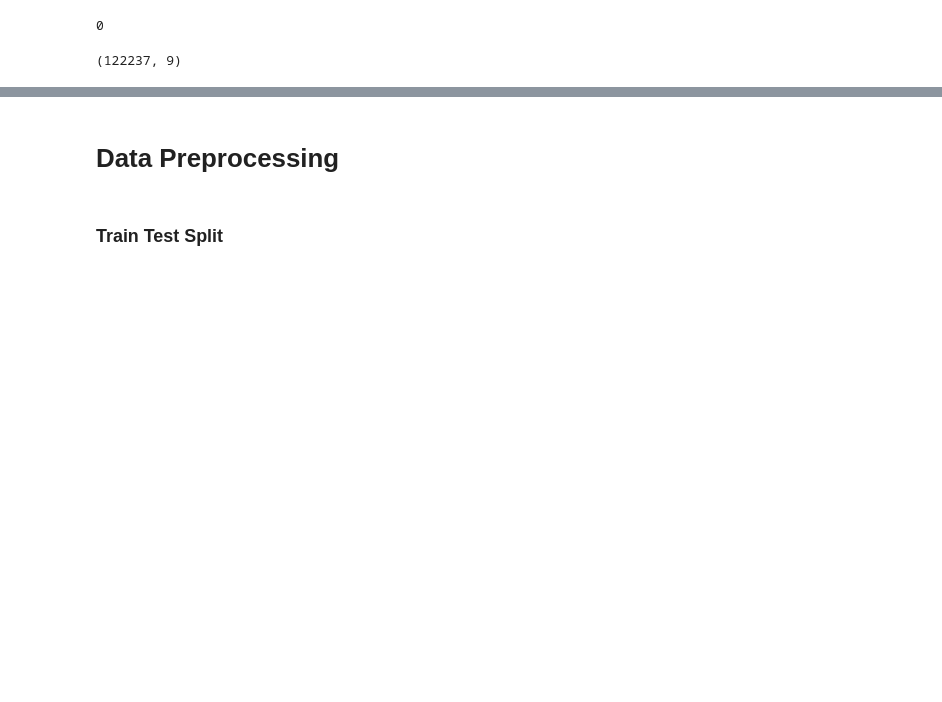
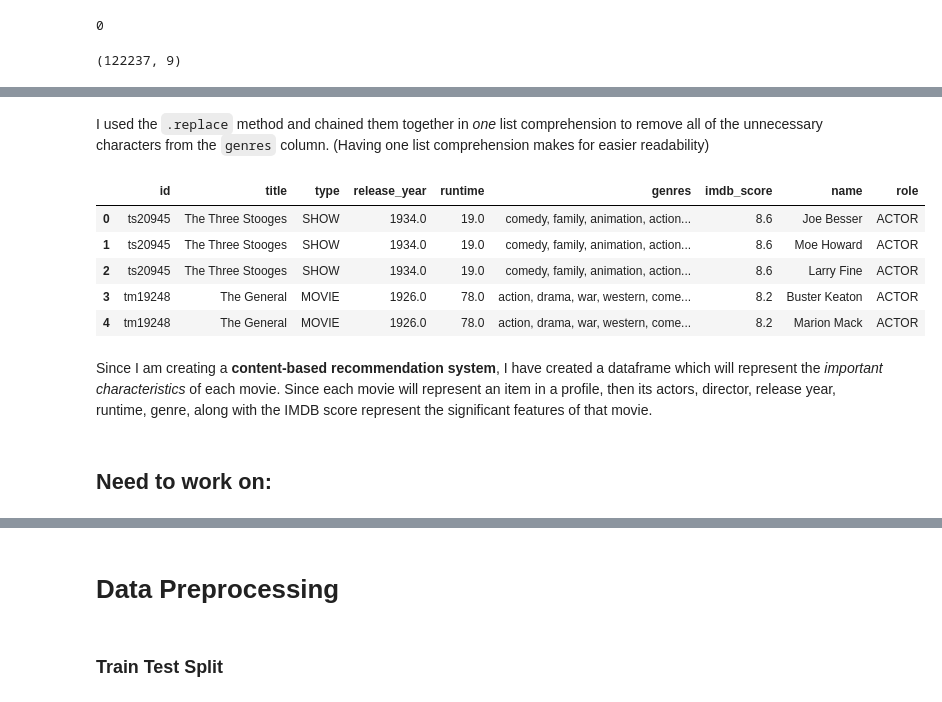
Before and after one commit to jsiddiqui85/Capstone_Recommendation_System, a Jupyter notebook: Workspace/Amazon_Prime_Video_Initial_EDA.ipynb, the cells around one changed output, grey strips where cells are left out. Cells and saved outputs as stored; diff of their text form; code cells hidden in the pictures; blank space fills up the shorter version.

```diff
--- a/Workspace/Amazon_Prime_Video_Initial_EDA.ipynb
+++ b/Workspace/Amazon_Prime_Video_Initial_EDA.ipynb
@@ -410,0 +415,17 @@ movies_df.shape
+# %% [markdown]
+I used the `.replace` method and chained them together in *one* list comprehension to remove all of the unnecessary characters from the `genres` column.  (Having one list comprehension makes for easier readability)
+# %%
+movies_df['genres']=[row.strip().replace('[','').replace("'",'').replace(']','') for row in movies_df['genres']]
+# %%
+movies_df.head()
+# %% [output]
+|  | id | title | type | release_year | runtime | genres | imdb_score | name | role |
+| 0 | ts20945 | The Three Stooges | SHOW | 1934.0 | 19.0 | comedy, family, animation, action... | 8.6 | Joe Besser | ACTOR |
+| 1 | ts20945 | The Three Stooges | SHOW | 1934.0 | 19.0 | comedy, family, animation, action... | 8.6 | Moe Howard | ACTOR |
+| 2 | ts20945 | The Three Stooges | SHOW | 1934.0 | 19.0 | comedy, family, animation, action... | 8.6 | Larry Fine | ACTOR |
+| 3 | tm19248 | The General | MOVIE | 1926.0 | 78.0 | action, drama, war, western, come... | 8.2 | Buster Keaton | ACTOR |
+| 4 | tm19248 | The General | MOVIE | 1926.0 | 78.0 | action, drama, war, western, come... | 8.2 | Marion Mack | ACTOR |
+# %% [markdown]
+Since I am creating a **content-based recommendation system**, I have created a dataframe which will represent the *important characteristics* of each movie.  Since each movie will represent an item in a profile, then its actors, director, release year, runtime, genre, along with the IMDB score represent the significant features of that movie.
+# %% [markdown]
+## Need to work on:
```
Also changed, not shown: parts of 19 cells of this notebook.
